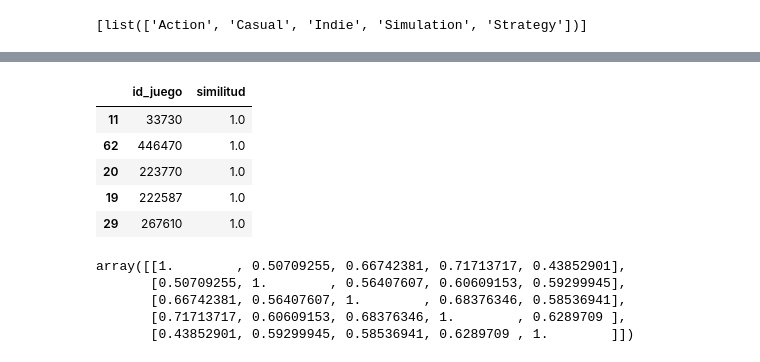
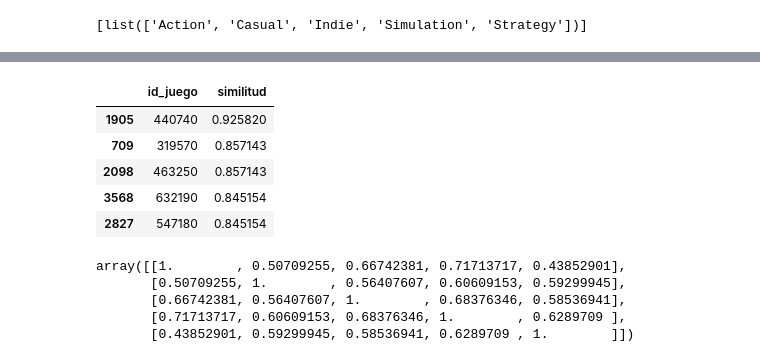
Before and after one commit to javierbengolea/PI_ML_OPS, a Jupyter notebook: main.ipynb, the cells around one changed output, grey strips where cells are left out. Cells and saved outputs as stored; diff of their text form; code cells hidden in the pictures.

```diff
--- a/main.ipynb
+++ b/main.ipynb
@@ -353,4 +370,4 @@ items_unicos.columns = ['index', 'id_juego']
 
 items_unicos
 
-matriz_dummies = pd.merge(matriz_dummies, items_unicos,left_on='id_juego', right_on='id_juego')
+# matriz_dummies = pd.merge(matriz_dummies, items_unicos,left_on='id_juego', right_on='id_juego')
@@ -397,23 +439,30 @@ def comparar(id_1, id_2):
     row2 = matriz_dummies.loc[id_2].values.reshape(1,-1)
     return cosine_similarity(row1, row2)
 # %%
-lista = []
-id_juego = matriz_dummies.sample().index
+def get_recommended(id_juego):
+    lista = []
+    # id_juego = matriz_dummies.sample().index
 
-for i in matriz_dummies.index.tolist():
-    if i != id_juego:
-        (a, b) = i, comparar(id_juego, i)
-        if 0.5 < b[0][0] <= 1:
-            lista.append((a, b[0][0]))
+    for i in matriz_dummies.index.tolist():
+        if i != id_juego:
+            (a, b) = i, comparar(id_juego, i)
+            if 0.5 < b[0][0] <= 1:
+                lista.append((a, b[0][0]))
+
+    return pd.DataFrame(lista, columns=['id_juego', 'similitud']).sort_values('similitud', ascending=False).head(5)
 # %%
-pd.DataFrame(lista, columns=['id_juego', 'similitud']).sort_values('similitud', ascending=False).head(5)
+id_juego = 314010
+
+# pd.DataFrame(lista, columns=['id_juego', 'similitud']).sort_values('similitud', ascending=False).head(5)
+
+get_recommended(id_juego)
 # %% [output]
 |  | id_juego | similitud |
-| 11 | 33730 | 1.0 |
-| 62 | 446470 | 1.0 |
-| 20 | 223770 | 1.0 |
-| 19 | 222587 | 1.0 |
-| 29 | 267610 | 1.0 |
+| 1905 | 440740 | 0.925820 |
+| 709 | 319570 | 0.857143 |
+| 2098 | 463250 | 0.857143 |
+| 3568 | 632190 | 0.845154 |
+| 2827 | 547180 | 0.845154 |
 # %%
 big = cosine_similarity(matriz_dummies,matriz_dummies)
 # %%
```
Also changed, not shown: parts of 9 cells of this notebook, 3 other files.
